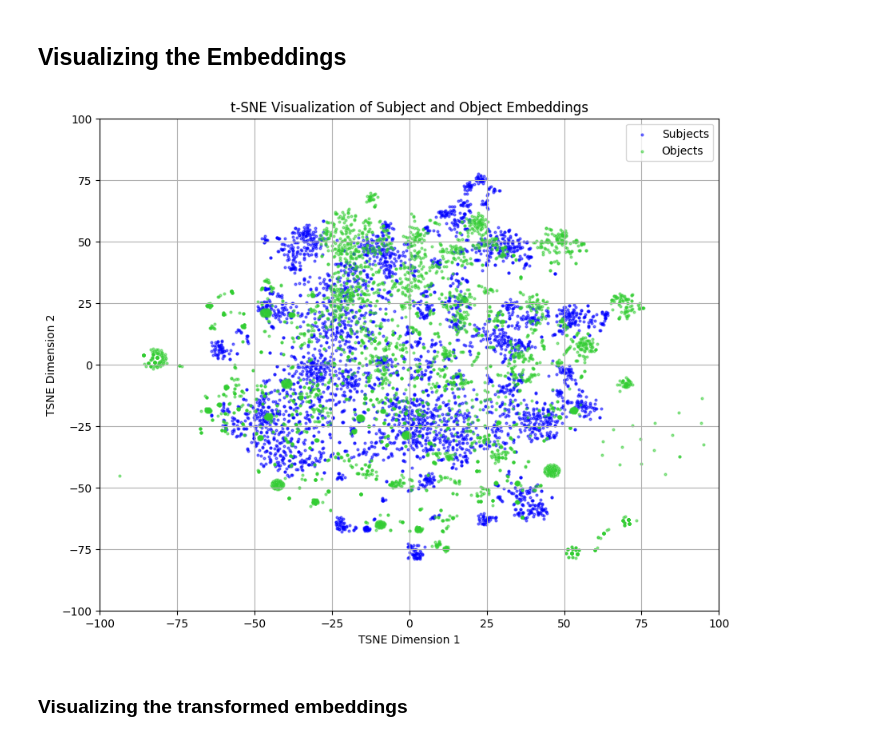
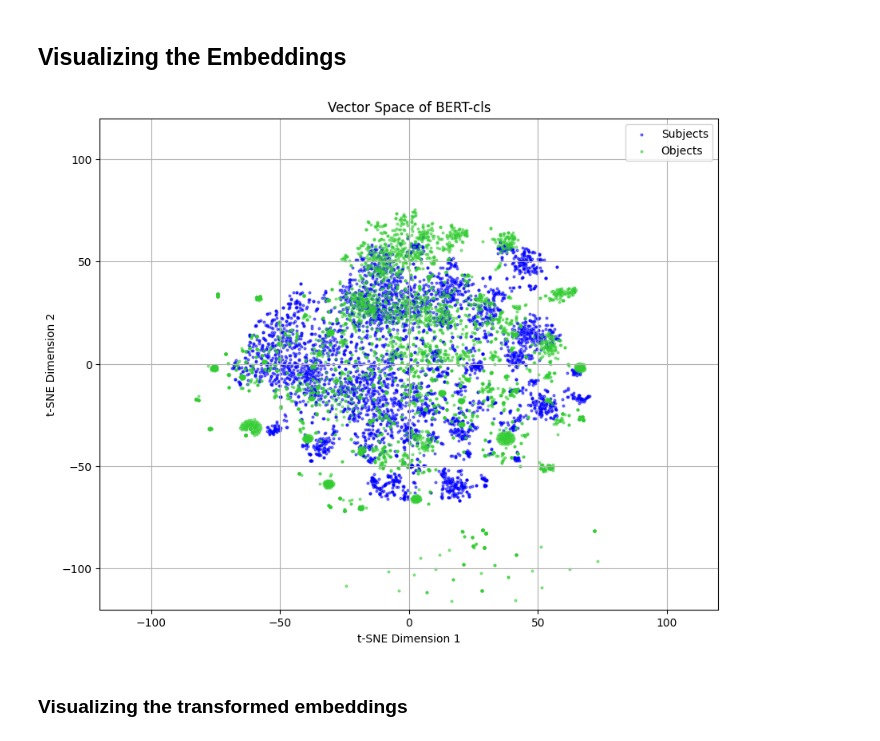
Before and after one commit to gmunda97/factual-probe, a Jupyter notebook: jupyter_notebooks/linear_tranformation.ipynb, the cells around one changed output. Cells and saved outputs as stored; diff of their text form; code cells hidden in the pictures.

Commit message:
PLOT vector space

```diff
--- a/jupyter_notebooks/linear_tranformation.ipynb
+++ b/jupyter_notebooks/linear_tranformation.ipynb
@@ -581,7 +581,7 @@ tensor([[0.9689],
 # %% [markdown]
 ## Visualizing the Embeddings
 # %%
-embeddings_path = './../data/embeddings/wikidata5m_42k_valid_embeddings_bert.pt'
+embeddings_path = './../data/embeddings/wikidata5m_42k_test_embeddings_bert_cls.pt'
 saved_embeddings = torch.load(embeddings_path)
 embeddings = saved_embeddings['embeddings']
 # similarity_scores = saved_embeddings['similarity_scores']
@@ -602,31 +602,31 @@ object_reduced = tsne.fit_transform(object_embeddings.numpy())
 # %%
 point_size = 4
 
 plt.figure(figsize=(10, 8))
 
 # Plot subject embeddings
 plt.scatter(subject_reduced[:, 0], subject_reduced[:, 1], c='blue', label='Subjects', alpha=0.5, s=point_size)
 
 # Plot object embeddings
 plt.scatter(object_reduced[:, 0], object_reduced[:, 1], c='limegreen', label='Objects', alpha=0.5, s=point_size)
 
 # Adding labels and title
-plt.xlabel('TSNE Dimension 1')
-plt.ylabel('TSNE Dimension 2')
-plt.title('t-SNE Visualization of Subject and Object Embeddings')
+plt.xlabel('t-SNE Dimension 1')
+plt.ylabel('t-SNE Dimension 2')
+plt.title('Vector Space of BERT-cls')
 plt.legend()
 
 # Set x and y axis limits
-plt.xlim(-100, 100)
-plt.ylim(-100, 100)
+plt.xlim(-120, 120)
+plt.ylim(-120, 120)
 
 # Show grid for better visual separation
 plt.grid(True)
 
-# Display the plot
+plt.savefig('./../structural-probe/resources/plots/vector_space/vector_space_bert_cls.png')
 plt.show()
 # %% [output]
-[figure, old version]
+[figure, new version]
 # %% [markdown]
 ### Visualizing the transformed embeddings
 # %%
```
Also changed, not shown: parts of 3 cells of this notebook, 17 other files.
